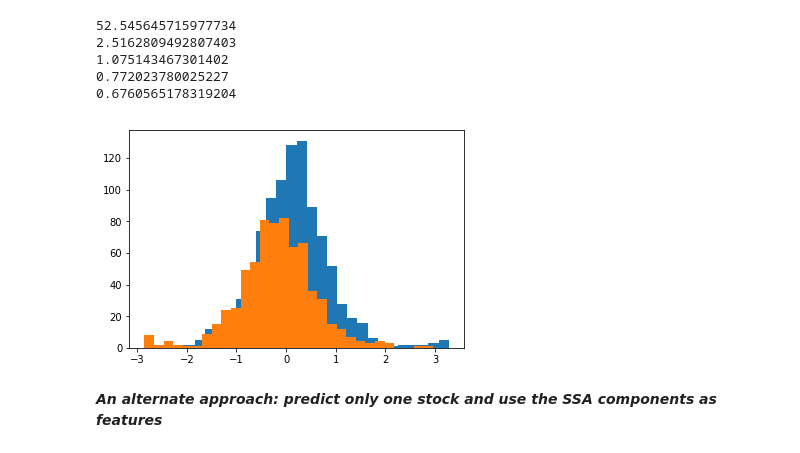
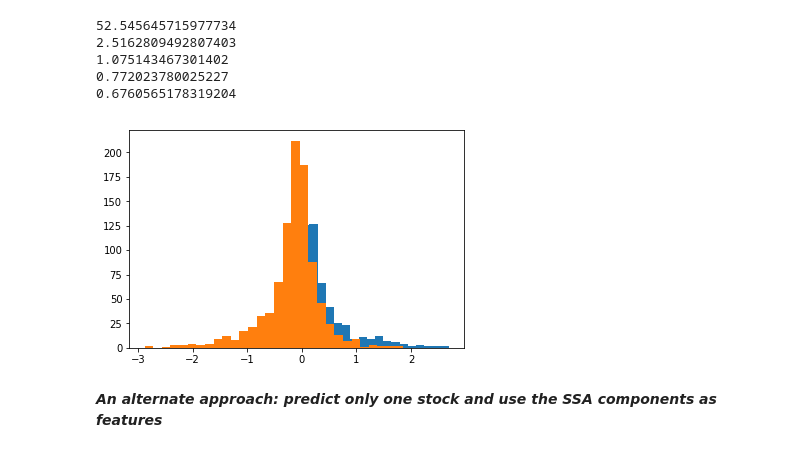
Before and after one commit to samsenko/stock-direction-prediction, a Jupyter notebook: Stock_Direction_Prediction.ipynb, the cells around one changed output. Saved outputs shown, nothing was run; the diff lists cells and outputs as text; code cells hidden in the pictures.

```diff
--- a/Stock_Direction_Prediction.ipynb
+++ b/Stock_Direction_Prediction.ipynb
@@ -328,9 +328,9 @@ for i in range(5):
 0.772023780025227
 0.6760565178319204
 # %%
-plt.hist([transformed[3][i] for i in range(90,transformed[1].size) if data[2].T[4][i] > data[2].T[4][i-7]], 30);
-plt.hist([transformed[3][i] for i in range(90,transformed[1].size) if data[2].T[4][i] <= data[2].T[4][i-7]], 30);
+plt.hist([transformed[6][i] for i in range(90,transformed[1].size-7) if data[2].T[4][i] > data[2].T[4][i+7]], 30);
+plt.hist([transformed[6][i] for i in range(90,transformed[1].size-7) if data[2].T[4][i] <= data[2].T[4][i+7]], 30);
 # %% [output]
-[figure, old version]
+[figure, new version]
 # %% [markdown]
 ***An alternate approach: predict only one stock and use the SSA components as features***
```
Also changed, not shown: parts of 8 cells of this notebook.
